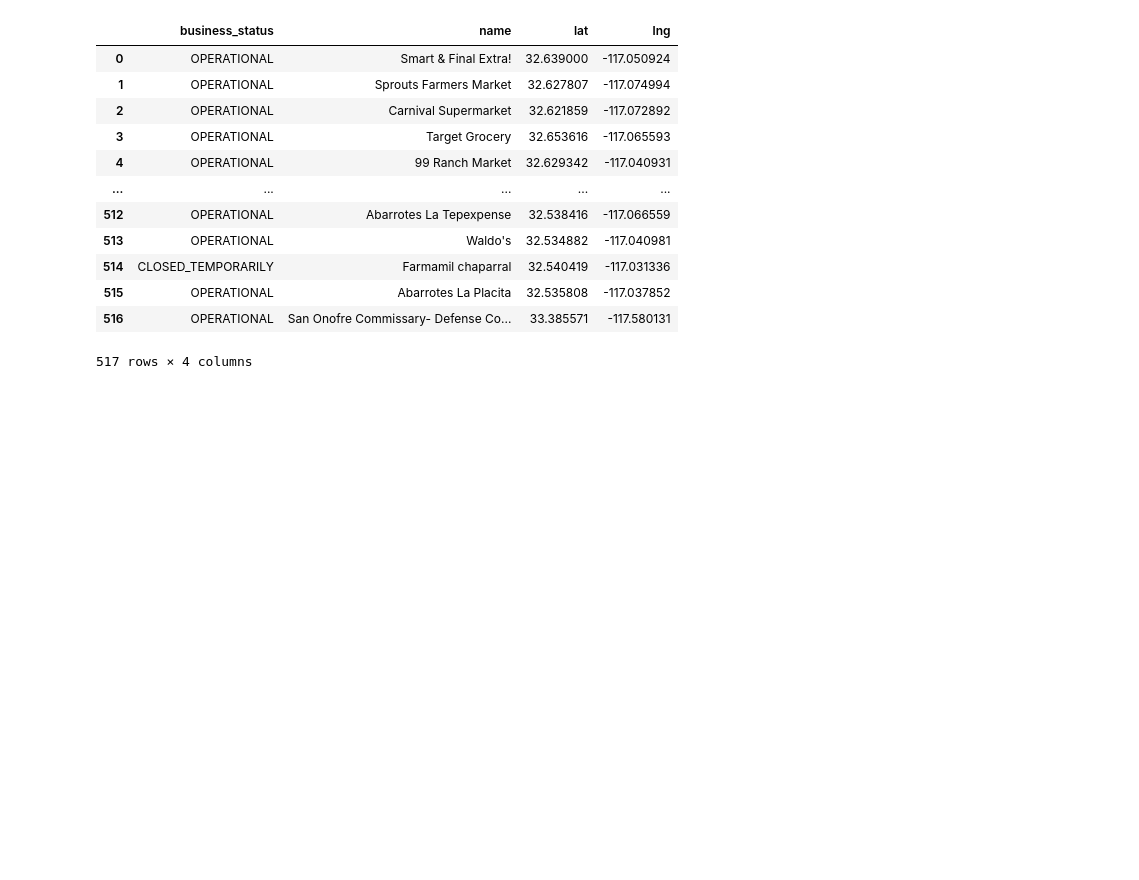
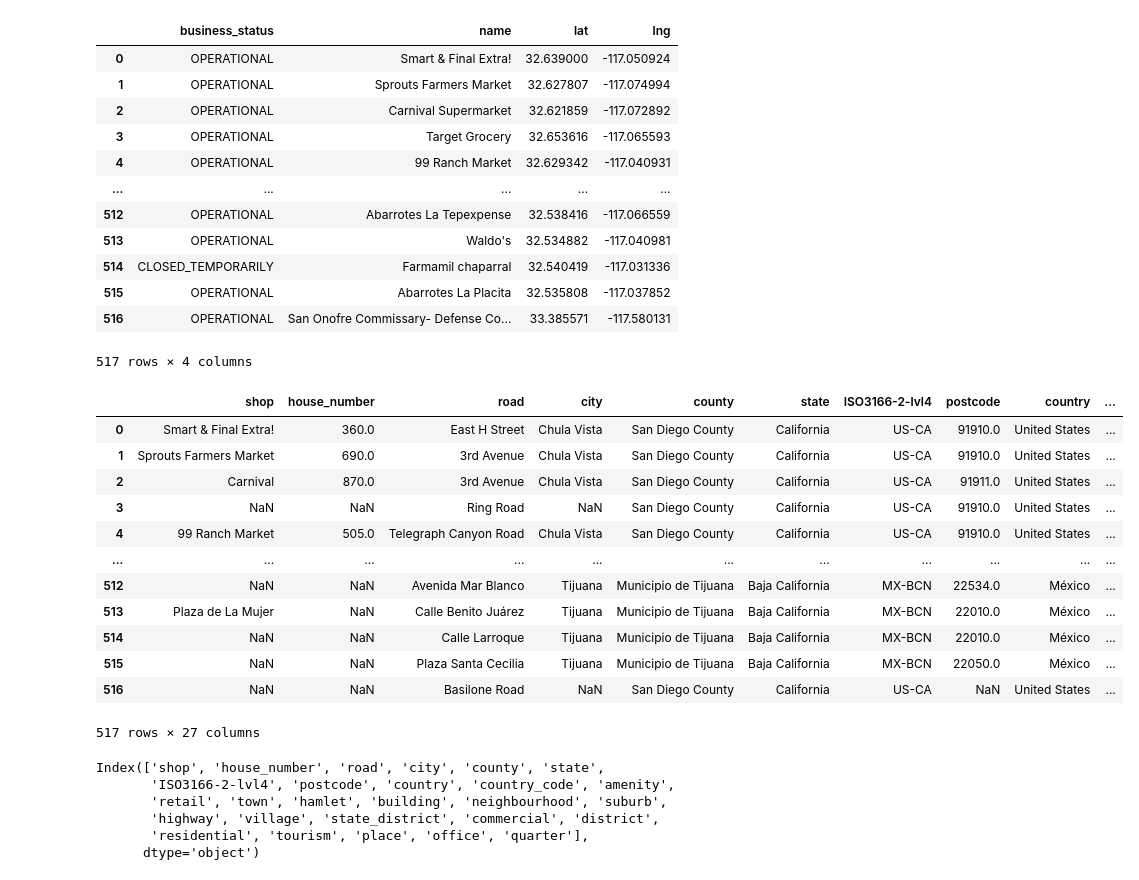
Before and after one commit to tsmtruong/final-project, a Jupyter notebook: Clean_Markets.ipynb, the cells around one changed output. Cells and saved outputs as stored; diff of their text form; code cells hidden in the pictures; blank space fills up the shorter version.

Commit message:
Updating markets data

```diff
--- a/Clean_Markets.ipynb
+++ b/Clean_Markets.ipynb
@@ -187,0 +218,27 @@ operationalmarkets = final_market_df.loc(final_market_df['business_status'] == "
+# %%
+zipsjs = pd.read_json('./markets.js')
+zipsjs = pd.DataFrame(zipsjs)
+zipsjs
+# %% [output]
+|  | shop | house_number | road | city | county | state | ISO3166-2-lvl4 | postcode | country | ... |
+| 0 | Smart & Final Extra! | 360.0 | East H Street | Chula Vista | San Diego County | California | US-CA | 91910.0 | United States | ... |
+| 1 | Sprouts Farmers Market | 690.0 | 3rd Avenue | Chula Vista | San Diego County | California | US-CA | 91910.0 | United States | ... |
+| 2 | Carnival | 870.0 | 3rd Avenue | Chula Vista | San Diego County | California | US-CA | 91911.0 | United States | ... |
+| 3 | NaN | NaN | Ring Road | NaN | San Diego County | California | US-CA | 91910.0 | United States | ... |
+| 4 | 99 Ranch Market | 505.0 | Telegraph Canyon Road | Chula Vista | San Diego County | California | US-CA | 91910.0 | United States | ... |
+| ... | ... | ... | ... | ... | ... | ... | ... | ... | ... | ... |
+| 512 | NaN | NaN | Avenida Mar Blanco | Tijuana | Municipio de Tijuana | Baja California | MX-BCN | 22534.0 | México | ... |
+| 513 | Plaza de La Mujer | NaN | Calle Benito Juárez | Tijuana | Municipio de Tijuana | Baja California | MX-BCN | 22010.0 | México | ... |
+| 514 | NaN | NaN | Calle Larroque | Tijuana | Municipio de Tijuana | Baja California | MX-BCN | 22010.0 | México | ... |
+| 515 | NaN | NaN | Plaza Santa Cecilia | Tijuana | Municipio de Tijuana | Baja California | MX-BCN | 22050.0 | México | ... |
+| 516 | NaN | NaN | Basilone Road | NaN | San Diego County | California | US-CA | NaN | United States | ... |
+517 rows × 27 columns
+# %%
+zipsjs.columns
+# %% [output]
+Index(['shop', 'house_number', 'road', 'city', 'county', 'state',
+       'ISO3166-2-lvl4', 'postcode', 'country', 'country_code', 'amenity',
+       'retail', 'town', 'hamlet', 'building', 'neighbourhood', 'suburb',
+       'highway', 'village', 'state_district', 'commercial', 'district',
+       'residential', 'tourism', 'place', 'office', 'quarter'],
+      dtype='object')
```
Also changed, not shown: parts of 12 cells of this notebook, 1 other file.
